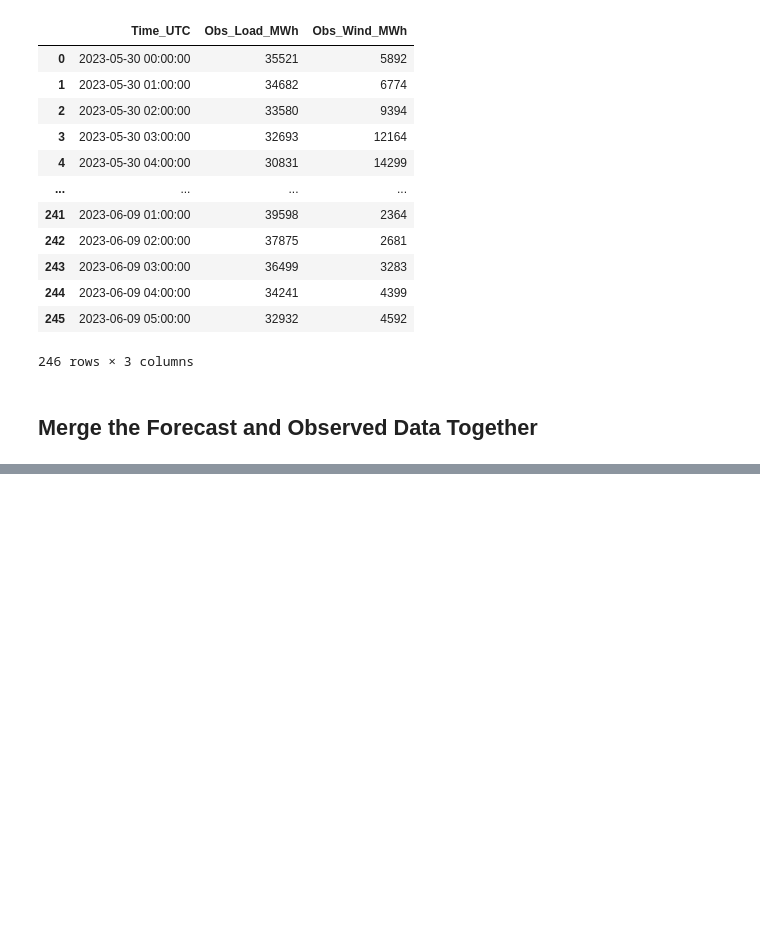
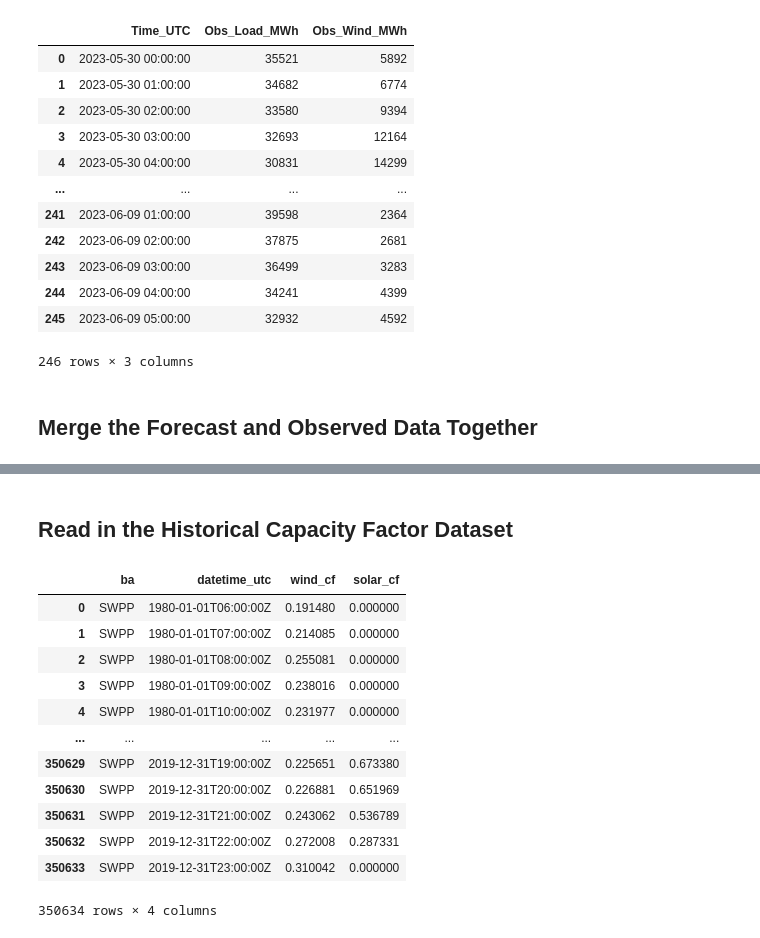
Before and after one commit to cdburley/spp_wind_forecast, a Jupyter notebook: notebooks/wind_forecast_evaluation.ipynb, the cells around one changed output, grey strips where cells are left out. Cells and saved outputs as stored; diff of their text form; code cells hidden in the pictures; blank space fills up the shorter version.

```diff
--- a/notebooks/wind_forecast_evaluation.ipynb
+++ b/notebooks/wind_forecast_evaluation.ipynb
@@ -112,0 +116,20 @@ merged_df
+# %% [markdown]
+## Read in the Historical Capacity Factor Dataset
+# %%
+cf_df =  pd.read_csv((os.path.join(data_input_dir, ('SWPP_Historical_Capacity_Factors.csv'))))
+
+cf_df
+# %% [output]
+|  | ba | datetime_utc | wind_cf | solar_cf |
+| 0 | SWPP | 1980-01-01T06:00:00Z | 0.191480 | 0.000000 |
+| 1 | SWPP | 1980-01-01T07:00:00Z | 0.214085 | 0.000000 |
+| 2 | SWPP | 1980-01-01T08:00:00Z | 0.255081 | 0.000000 |
+| 3 | SWPP | 1980-01-01T09:00:00Z | 0.238016 | 0.000000 |
+| 4 | SWPP | 1980-01-01T10:00:00Z | 0.231977 | 0.000000 |
+| ... | ... | ... | ... | ... |
+| 350629 | SWPP | 2019-12-31T19:00:00Z | 0.225651 | 0.673380 |
+| 350630 | SWPP | 2019-12-31T20:00:00Z | 0.226881 | 0.651969 |
+| 350631 | SWPP | 2019-12-31T21:00:00Z | 0.243062 | 0.536789 |
+| 350632 | SWPP | 2019-12-31T22:00:00Z | 0.272008 | 0.287331 |
+| 350633 | SWPP | 2019-12-31T23:00:00Z | 0.310042 | 0.000000 |
+350634 rows × 4 columns
```
Also changed, not shown: parts of 6 cells of this notebook, 4 other files.
